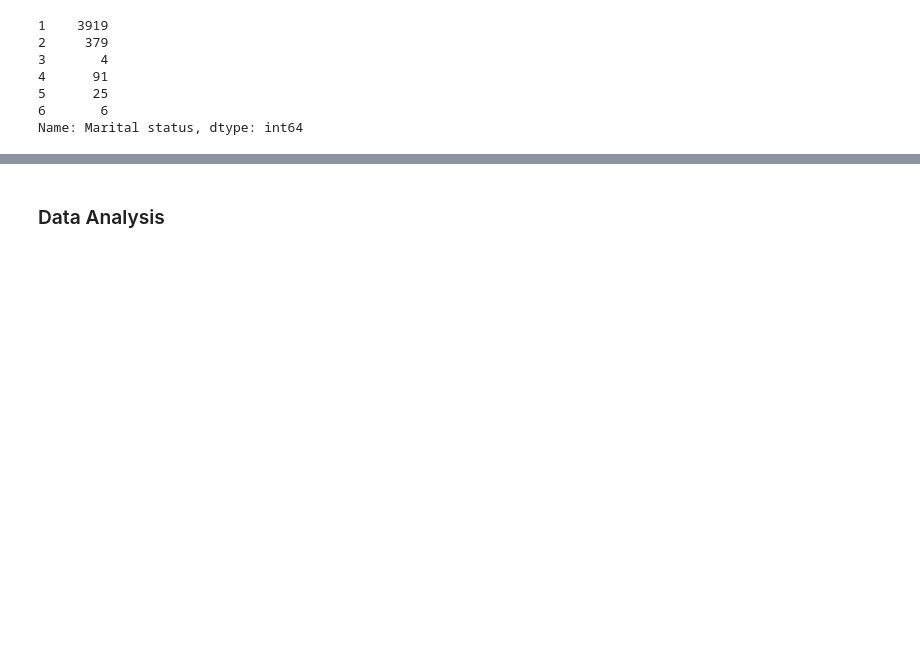
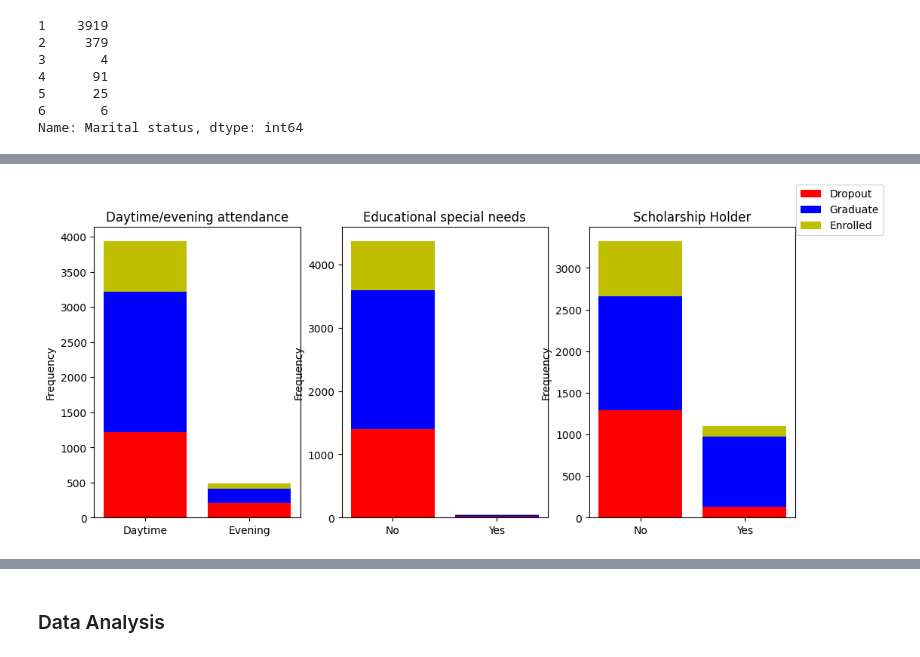
Before and after one commit to leon-d-nguyen/stat4185-final-project, a Jupyter notebook: stat4185-final-project.ipynb, the cells around one changed output, grey strips where cells are left out. Saved outputs shown, nothing was run; the diff lists cells and outputs as text; code cells hidden in the pictures; blank space fills up the shorter version.

Commit message:
finished visualizations

```diff
--- a/stat4185-final-project.ipynb
+++ b/stat4185-final-project.ipynb
@@ -379,0 +342,87 @@ axs[0,0].set_title("Frequency of Application Order")
+# %%
+df_appl_order = pd.concat([df2[df['Target']=='Dropout']['Application order'].value_counts().sort_index(), df2[df['Target']=='Graduate']['Application order'].value_counts().sort_index(), df2[df['Target']=='Enrolled']['Application order'].value_counts().sort_index()], axis=1).dropna()
+# %%
+fig, axs = plt.subplots(nrows=1, ncols=3, figsize = (12, 5))
+
+
+# barplot, used for categorical variables and their counts
+x= ['Daytime','Evening']
+y1 = np.array(df2[df['Target']=='Dropout']['Daytime/evening attendance'].value_counts())
+y2 = np.array(df2[df['Target']=='Graduate']['Daytime/evening attendance'].value_counts())
+y3 = np.array(df2[df['Target']=='Enrolled']['Daytime/evening attendance'].value_counts())
+
+axs[0].bar(x, y1, color='r')
+axs[0].bar(x, y2, bottom=y1, color='b')
+axs[0].bar(x, y3, bottom=y1+y2, color='y')
+axs[0].set_ylabel("Frequency")
+axs[0].set_title("Daytime/evening attendance")
+
+x= ['No','Yes']
+y1 = np.array(df2[df['Target']=='Dropout']['Educational special needs'].value_counts())
+y2 = np.array(df2[df['Target']=='Graduate']['Educational special needs'].value_counts())
+y3 = np.array(df2[df['Target']=='Enrolled']['Educational special needs'].value_counts())
+
+axs[1].bar(x, y1, color='r')
+axs[1].bar(x, y2, bottom=y1, color='b')
+axs[1].bar(x, y3, bottom=y1+y2, color='y')
+axs[1].set_ylabel("Frequency")
+axs[1].set_title("Educational special needs")
+
+
+y1 = np.array(df2[df['Target']=='Dropout']['Scholarship holder'].value_counts())
+y2 = np.array(df2[df['Target']=='Graduate']['Scholarship holder'].value_counts())
+y3 = np.array(df2[df['Target']=='Enrolled']['Scholarship holder'].value_counts())
+
+axs[2].bar(x, y1, color='r')
+axs[2].bar(x, y2, bottom=y1, color='b')
+axs[2].bar(x, y3, bottom=y1+y2, color='y')
+axs[2].set_ylabel("Frequency")
+axs[2].set_title("Scholarship Holder")
+
+
+fig.legend(["Dropout", "Graduate", "Enrolled"])
+
+##
+fig, axs = plt.subplot_mosaic("AABBB;CCCCC", figsize = (14, 10))
+
+# barplot, used for categorical variables and their counts
+x = ['1', '2', '3', '4', '5', '6']
+y1 = np.array(df_appl_order.iloc[:,0])
+y2 = np.array(df_appl_order.iloc[:,1])
+y3 = np.array(df_appl_order.iloc[:,2])
+
+axs['A'].bar(x, y1, color='r')
+axs['A'].bar(x, y2, bottom=y1, color='b')
+axs['A'].bar(x, y3, bottom=y1+y2, color='y')
+axs['A'].set_xlabel("Application Order")
+axs['A'].set_ylabel("Frequency")
+axs['A'].set_title("Frequency of Application Order")
+
+# barplot, used for categorical variables and their counts
+x = ['Single','Married','Widower','Divorced','Facto Union','Legally Separated']
+y1 = np.array(df[df['Target']=='Dropout']['Marital status'].value_counts())
+y2 = np.array(df[df['Target']=='Graduate']['Marital status'].value_counts())
+y3 = np.array(df[df['Target']=='Enrolled']['Marital status'].value_counts())
+
+axs['B'].bar(x, y1, color='r')
+axs['B'].bar(x, y2, bottom=y1, color='b')
+axs['B'].bar(x, y3, bottom=y1+y2, color='y')
+axs['B'].set_xlabel("Marital Status")
+axs['B'].set_ylabel("Frequency")
+axs['B'].set_title("Frequency of Marital Status")
+
+
+# barplot, used for categorical variables and their counts
+y1 = np.array(df[df['Target']=='Dropout']['Course'].value_counts().sort_index())
+y2 = np.array(df[df['Target']=='Graduate']['Course'].value_counts().sort_index())
+y3 = np.array(df[df['Target']=='Enrolled']['Course'].value_counts().sort_index())
+
+axs['C'].bar(course, y1, color='r')
+axs['C'].bar(course, y2, bottom=y1, color='b')
+axs['C'].bar(course, y3, bottom=y1+y2, color='y')
+axs['C'].set_xlabel("Course")
+axs['C'].set_ylabel("Frequency")
+axs['C'].tick_params(axis='x', labelrotation=-45)
+axs['C'].set_ylabel("Frequency")
+axs['C'].set_title("Courses among Students")
+# %% [output]
@@ -379,0 +430 @@ axs[0,0].set_title("Frequency of Application Order")
+[figure, added]
```
Also changed, not shown: parts of 8 cells of this notebook.
